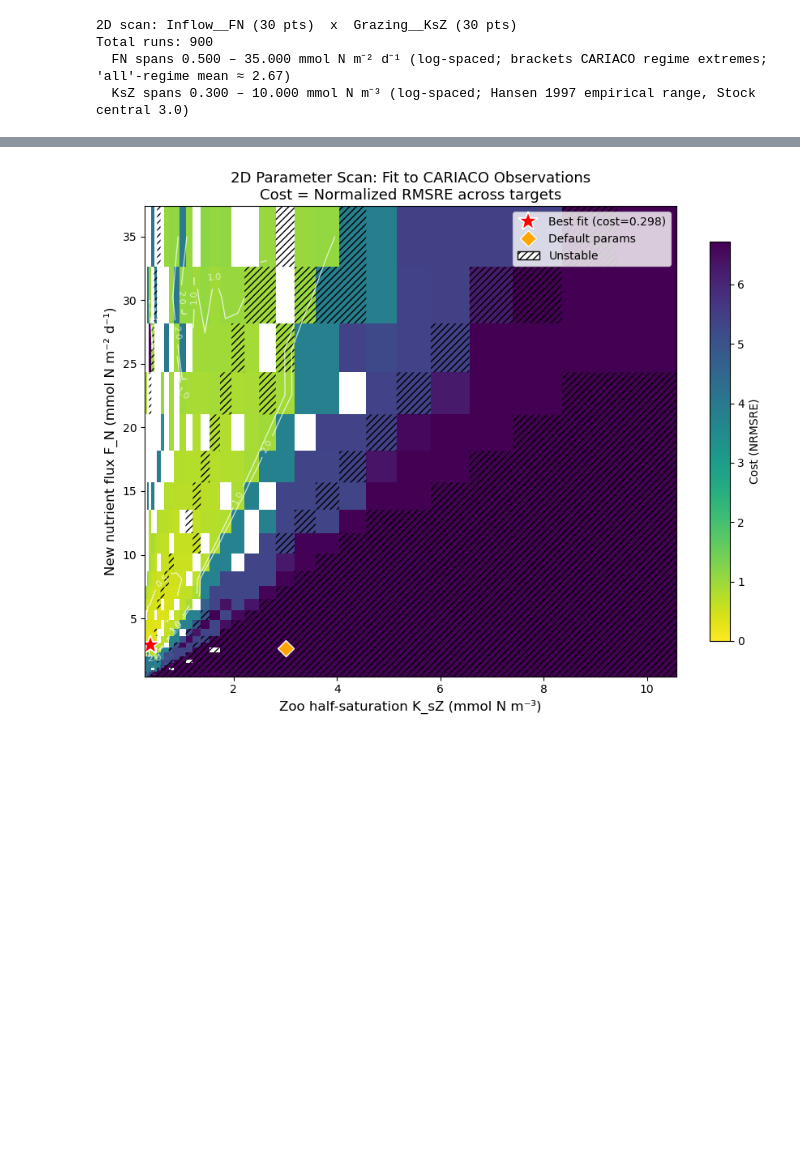
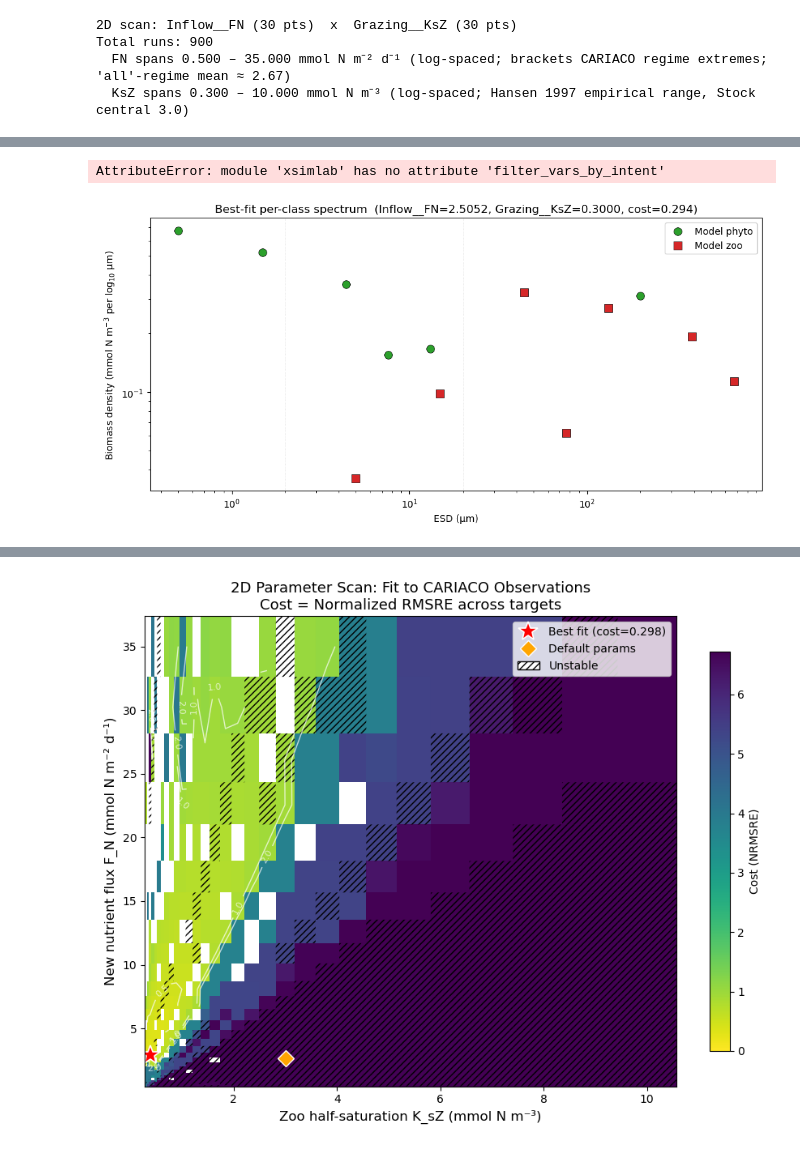
Before and after one commit to ben1post/SSMCariaco, a Jupyter notebook: parameter_scan/run_2d_stabilityscan-Scan5_restart.ipynb, the cells around one changed output, grey strips where cells are left out. Drawn from its saved outputs; the diff is of its cells as text; code cells hidden in the pictures; blank space fills up the shorter version.

Commit message:
refine spectrum plot and add mechanism to save and recall model runs

```diff
--- a/parameter_scan/run_2d_stabilityscan-Scan5_restart.ipynb
+++ b/parameter_scan/run_2d_stabilityscan-Scan5_restart.ipynb
@@ -179,0 +180,47 @@ print(f"  Cost (NRMSRE): {best['cost']:.4f}")
+# %%
+import xsimlab as xs
+xs.(model, 'in')
+# %% [output]
+AttributeError: module 'xsimlab' has no attribute 'filter_vars_by_intent'
+# %%
+# Best-fit per-class spectrum (from stability_results, not IVP)
+from parscan_utils import get_log_bin_edges
+
+best_cell = stability_results.sel(
+    {P1_NAME: best['val1'], P2_NAME: best['val2']},
+    method='nearest',
+).isel(time=-1)
+
+ss_phyto = best_cell['Phytoplankton__biomass'].values
+ss_zoo   = best_cell['Zooplankton__biomass'].values
+
+THRESHOLD = 1e-10
+ss_phyto_clean = np.where(ss_phyto < THRESHOLD, np.nan, ss_phyto)
+ss_zoo_clean   = np.where(ss_zoo   < THRESHOLD, np.nan, ss_zoo)
+
+p_edges = get_log_bin_edges(np.asarray(phyto_esd))
+z_edges = get_log_bin_edges(np.asarray(zoo_esd))
+phyto_nbs = ss_phyto_clean / np.diff(np.log10(p_edges))
+zoo_nbs   = ss_zoo_clean   / np.diff(np.log10(z_edges))
+
+fig, ax = plt.subplots(figsize=(10, 5))
+ax.scatter(phyto_esd, phyto_nbs, marker='o', s=70,
+           color='tab:green', edgecolor='black', linewidth=0.5,
+           label='Model phyto')
+ax.scatter(zoo_esd,   zoo_nbs,  marker='s', s=70,
+           color='tab:red',   edgecolor='black', linewidth=0.5,
+           label='Model zoo')
+
+for x_guide in (2.0, 20.0):
+    ax.axvline(x_guide, color='gray', linestyle=':', linewidth=0.5, alpha=0.4)
+
+ax.set_xscale('log')
+ax.set_yscale('log')
+ax.set_xlabel('ESD (µm)')
+ax.set_ylabel('Biomass density (mmol N m$^{-3}$ per log$_{10}$ µm)')
+ax.set_title(f'Best-fit per-class spectrum  ({title_info})')
+ax.legend()
+plt.tight_layout()
+plt.show()
+# %% [output]
+[figure, added]
```
Also changed, not shown: parts of 6 cells of this notebook, 8 other files.
